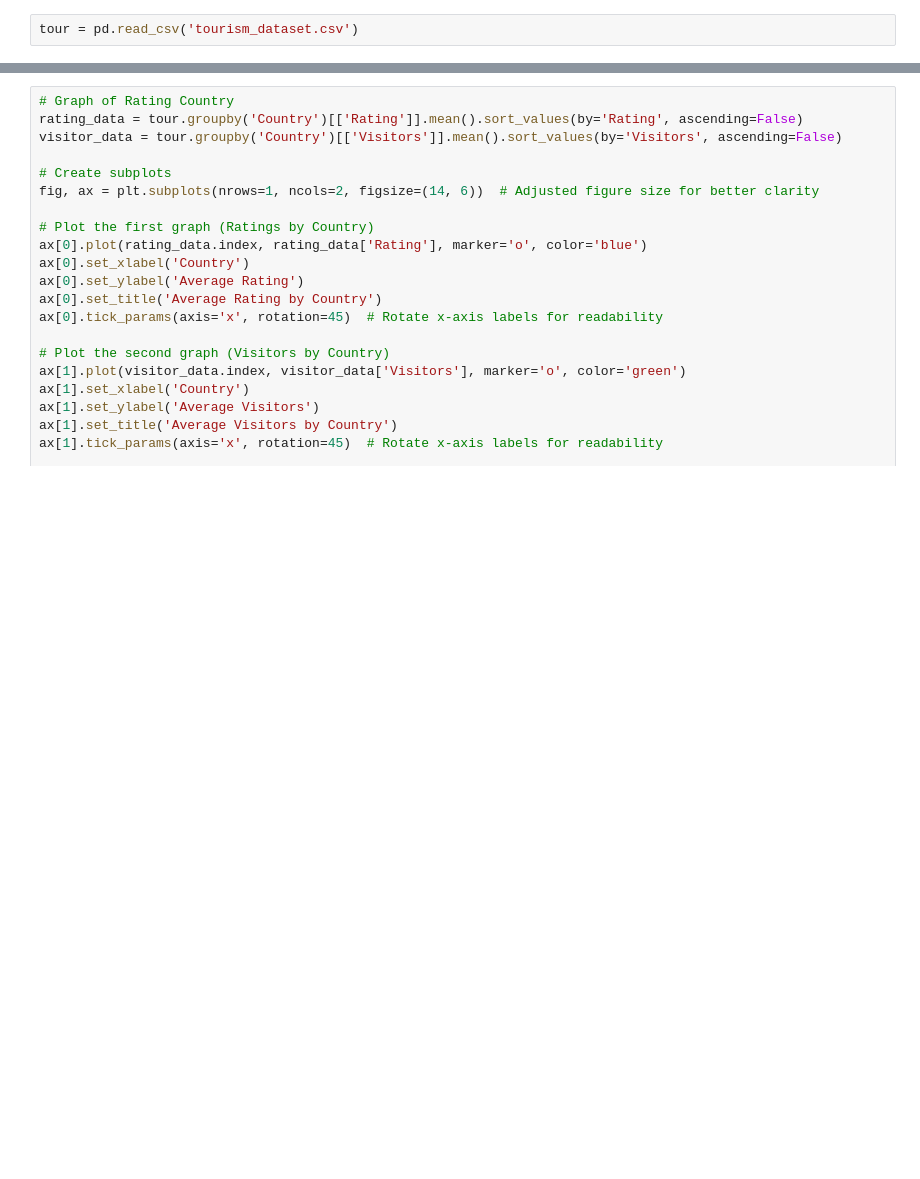
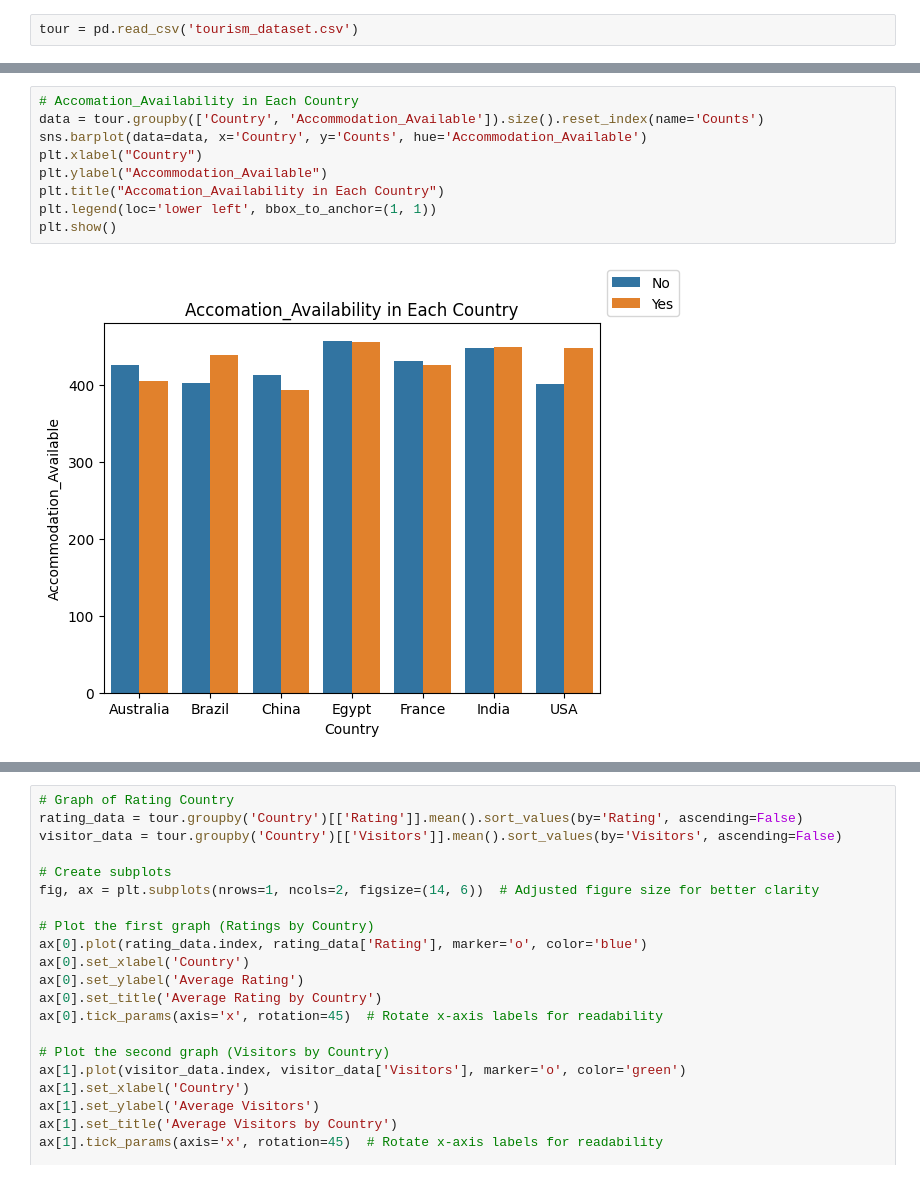
Before and after one commit to Mirai-Kuma/DSProject, a Jupyter notebook: JA_ProjectTourism.ipynb, the cells around one changed output, grey strips where cells are left out. Drawn from its saved outputs; the diff is of its cells as text; blank space fills up the shorter version.

```diff
--- a/JA_ProjectTourism.ipynb
+++ b/JA_ProjectTourism.ipynb
@@ -268,3 +56,14 @@ plt.title("Number of Locations in Each Country")
 plt.show()
 # %% [output]
 [figure]
+# %%
+# Accomation_Availability in Each Country
+data = tour.groupby(['Country', 'Accommodation_Available']).size().reset_index(name='Counts')
+sns.barplot(data=data, x='Country', y='Counts', hue='Accommodation_Available')
+plt.xlabel("Country")
+plt.ylabel("Accommodation_Available")
+plt.title("Accomation_Availability in Each Country")
+plt.legend(loc='lower left', bbox_to_anchor=(1, 1))
+plt.show()
+# %% [output]
+[figure, added]
```
Also changed, not shown: parts of 25 cells of this notebook.
